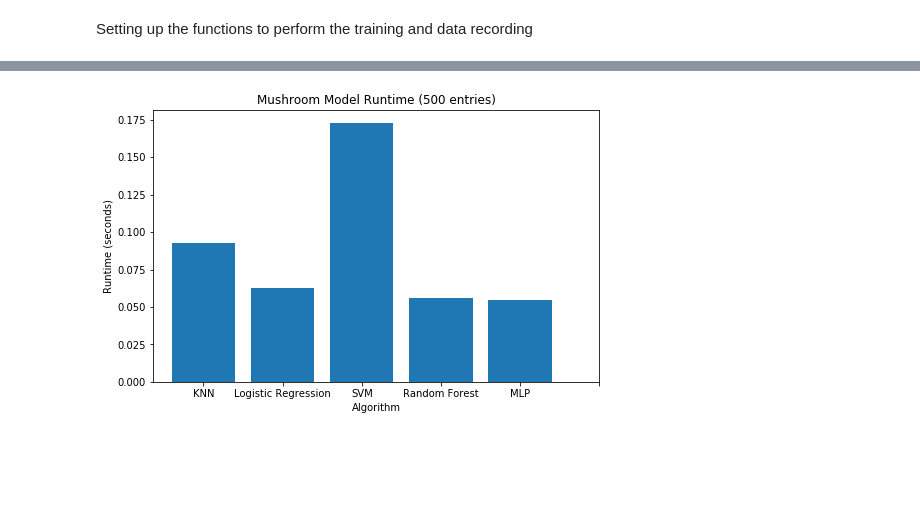
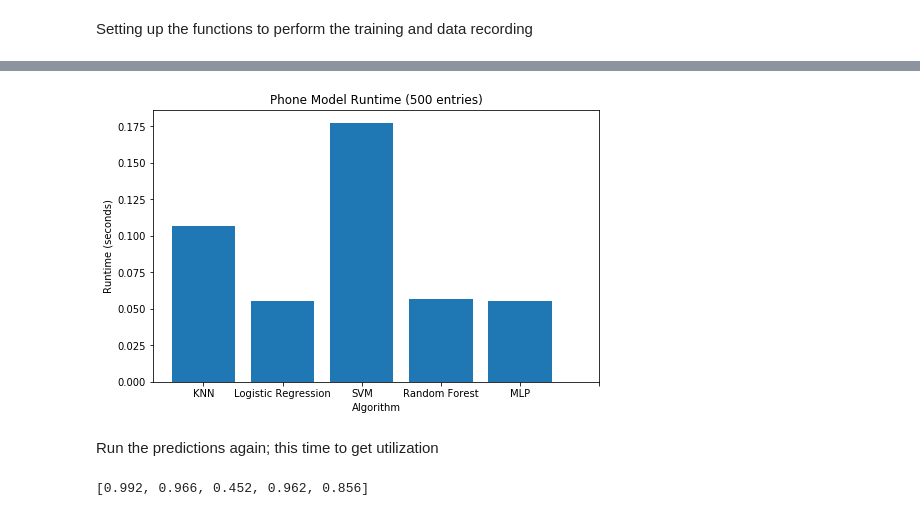
Before and after one commit to jalling97/EECE5643_ML_Algo_Analysis, a Jupyter notebook: phone/phone_train.ipynb, the cells around one changed output, grey strips where cells are left out. Drawn from its saved outputs; the diff is of its cells as text; code cells hidden in the pictures; blank space fills up the shorter version.

Commit message:
final results and plotting

```diff
--- a/phone/phone_train.ipynb
+++ b/phone/phone_train.ipynb
@@ -218,14 +257,14 @@ pred_time_list = [t1-t0, t2-t1, t3-t2, t4-t3, t5-t4]
 # %%
 plt.figure(figsize=(8,5))
 plt.bar(range(len(pred_time_list)), pred_time_list)
-plt.title('Mushroom Model Runtime (%d entries)' % (test_size))
+plt.title('Phone Model Runtime (%d entries)' % (test_size))
 plt.xticks(range(len(cpu_array)), ['KNN','Logistic Regression','SVM','Random Forest','MLP'])
 plt.ylabel('Runtime (seconds)')
 plt.xlabel('Algorithm')
 plt.savefig('phone_model_runtime.png')
 plt.show()
 # %% [output]
-[figure, old version]
+[figure, new version]
 # %%
 runtime_df = pd.DataFrame(pred_time_list)
 runtime_df.to_csv('phone_runtime.csv',index=False)
@@ -231,0 +274,2 @@ runtime_df.to_csv('phone_runtime.csv',index=False)
+# %% [markdown]
+Run the predictions again; this time to get utilization
@@ -231,0 +285,12 @@ runtime_df.to_csv('phone_runtime.csv',index=False)
+# %%
+accuracy_list = [accuracy_measure(knn_pred_list, knn_test_list, knn_l_test),
+                 accuracy_measure(lr_pred_list, lr_test_list, lr_l_test),
+                 accuracy_measure(svm_pred_list, svm_test_list, svm_l_test),
+                 accuracy_measure(rf_pred_list, rf_test_list, rf_l_test),
+                 accuracy_measure(mlp_pred_list, mlp_test_list, mlp_l_test)]
+print(accuracy_list)
+
+acc_df = pd.DataFrame(accuracy_list)
+acc_df.to_csv('phone_accuracy.csv',index=False)
+# %% [output]
+[0.992, 0.966, 0.452, 0.962, 0.856]
```
Also changed, not shown: parts of 11 cells of this notebook, 5 other files.
